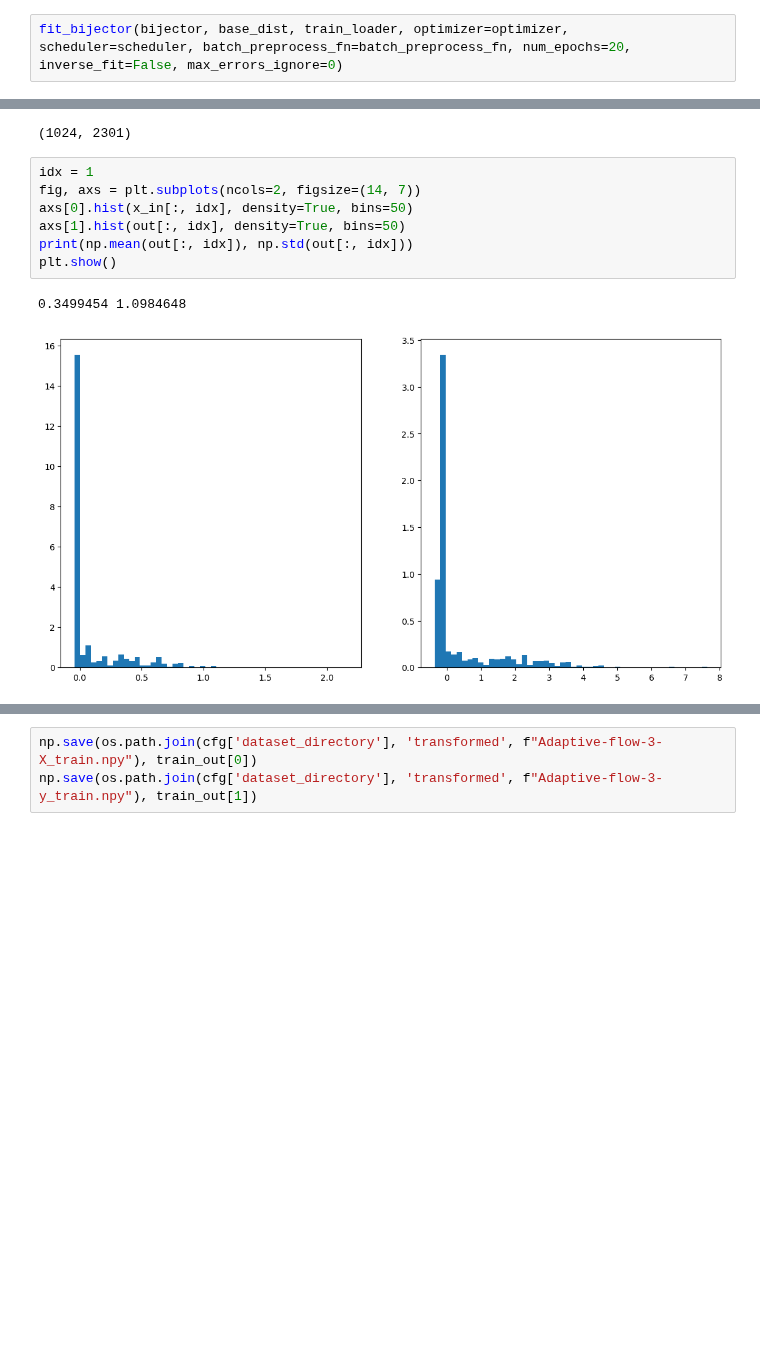
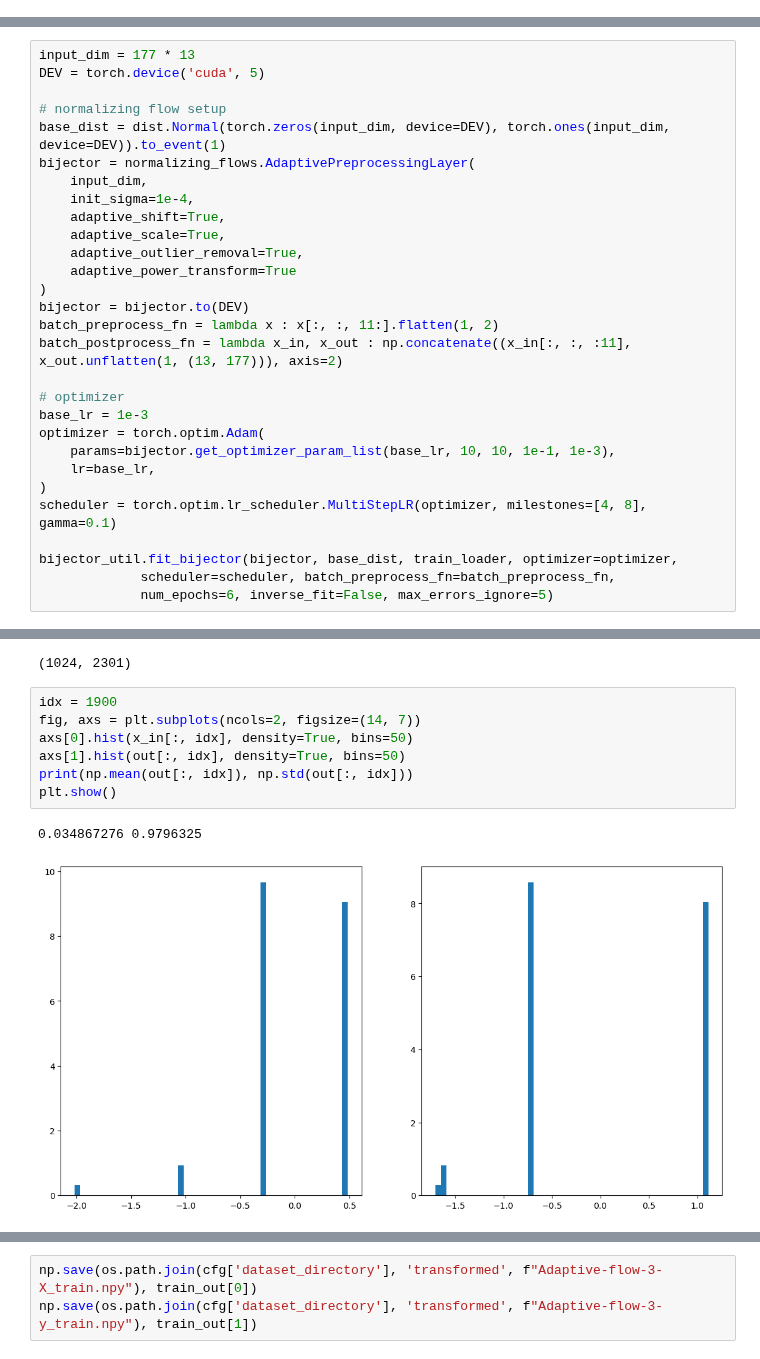
Before and after one commit to marcusGH/edain_paper, a Jupyter notebook: notebooks/normalizing_flows.ipynb, the cells around one changed output, grey strips where cells are left out. Drawn from its saved outputs; the diff is of its cells as text; blank space fills up the shorter version.

Commit message:
Experiment on synthetic data, Tune LR for adaptive preprocess, CLean up util

```diff
--- a/notebooks/normalizing_flows.ipynb
+++ b/notebooks/normalizing_flows.ipynb
@@ -883,2 +354,0 @@ scheduler = torch.optim.lr_scheduler.MultiStepLR(optimizer, milestones=[4, 8], g
-# %%
-fit_bijector(bijector, base_dist, train_loader, optimizer=optimizer, scheduler=scheduler, batch_preprocess_fn=batch_preprocess_fn, num_epochs=20, inverse_fit=False, max_errors_ignore=0)
@@ -889,3 +363,32 @@ tensor(1828, device='cuda:5')
+# %%
+input_dim = 177 * 13
+DEV = torch.device('cuda', 5)
+
+# normalizing flow setup
+base_dist = dist.Normal(torch.zeros(input_dim, device=DEV), torch.ones(input_dim, device=DEV)).to_event(1)
+bijector = normalizing_flows.AdaptivePreprocessingLayer(
+    input_dim,
+    init_sigma=1e-4,
+    adaptive_shift=True,
+    adaptive_scale=True,
+    adaptive_outlier_removal=True,
+    adaptive_power_transform=True
+)
+bijector = bijector.to(DEV)
+batch_preprocess_fn = lambda x : x[:, :, 11:].flatten(1, 2)
+batch_postprocess_fn = lambda x_in, x_out : np.concatenate((x_in[:, :, :11], x_out.unflatten(1, (13, 177))), axis=2)
+
+# optimizer
+base_lr = 1e-3
+optimizer = torch.optim.Adam(
+    params=bijector.get_optimizer_param_list(base_lr, 10, 10, 1e-1, 1e-3),
+    lr=base_lr,
+)
+scheduler = torch.optim.lr_scheduler.MultiStepLR(optimizer, milestones=[4, 8], gamma=0.1)
+
+bijector_util.fit_bijector(bijector, base_dist, train_loader, optimizer=optimizer,
+             scheduler=scheduler, batch_preprocess_fn=batch_preprocess_fn,
+             num_epochs=6, inverse_fit=False, max_errors_ignore=5)
 # %%
 for X, _ in train_loader:
     break
@@ -896,15 +399,15 @@ out.shape
 # %% [output]
 (1024, 2301)
 # %%
-idx = 1
+idx = 1900
 fig, axs = plt.subplots(ncols=2, figsize=(14, 7))
 axs[0].hist(x_in[:, idx], density=True, bins=50)
 axs[1].hist(out[:, idx], density=True, bins=50)
 print(np.mean(out[:, idx]), np.std(out[:, idx]))
 plt.show()
 # %% [output]
-0.3499454 1.0984648
+0.034867276 0.9796325
-[figure, old version]
+[figure, new version]
 # %%
 # this is with inverse scale first
 idx = 43
```
Also changed, not shown: parts of 41 cells of this notebook, 2 other files.
